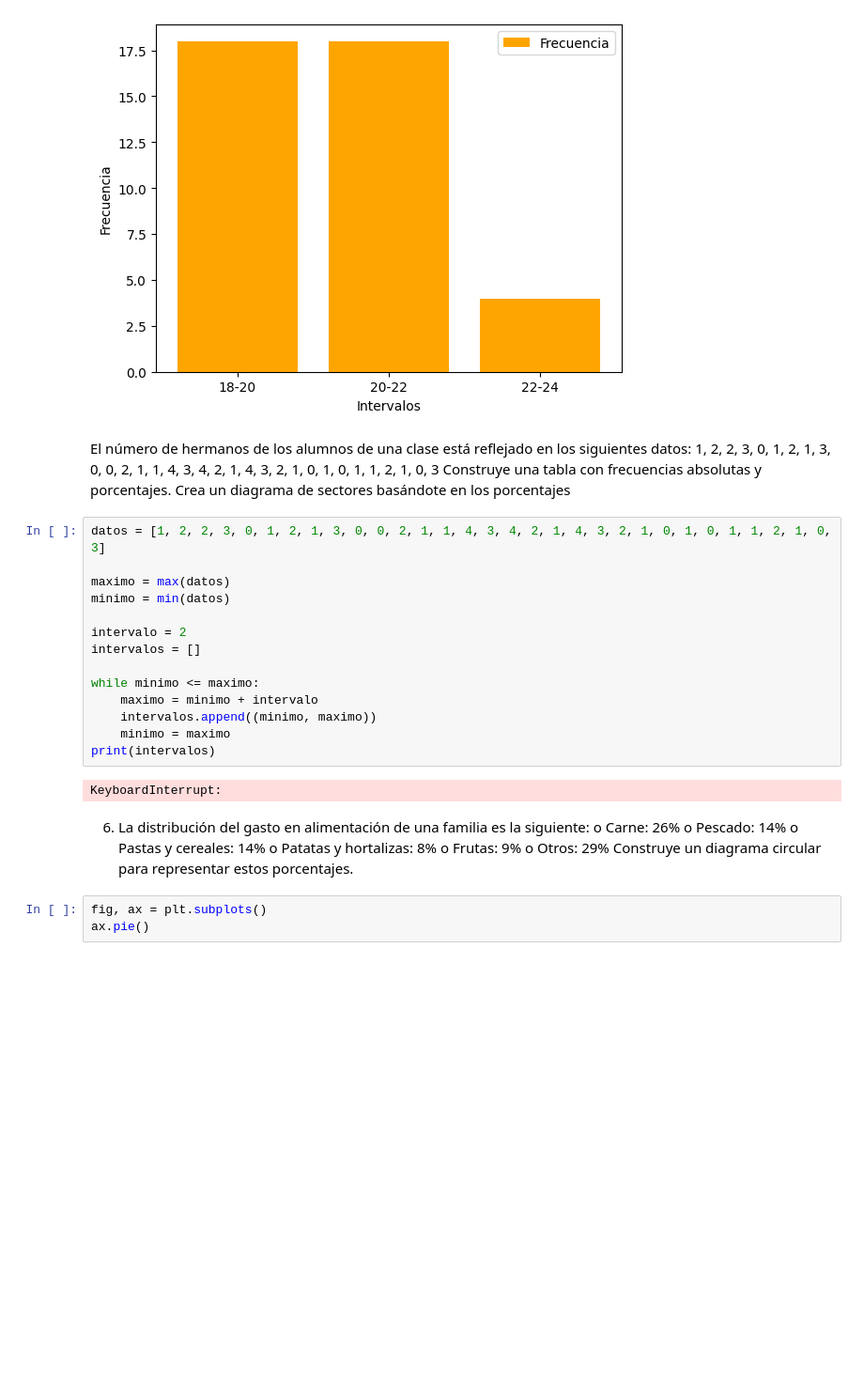
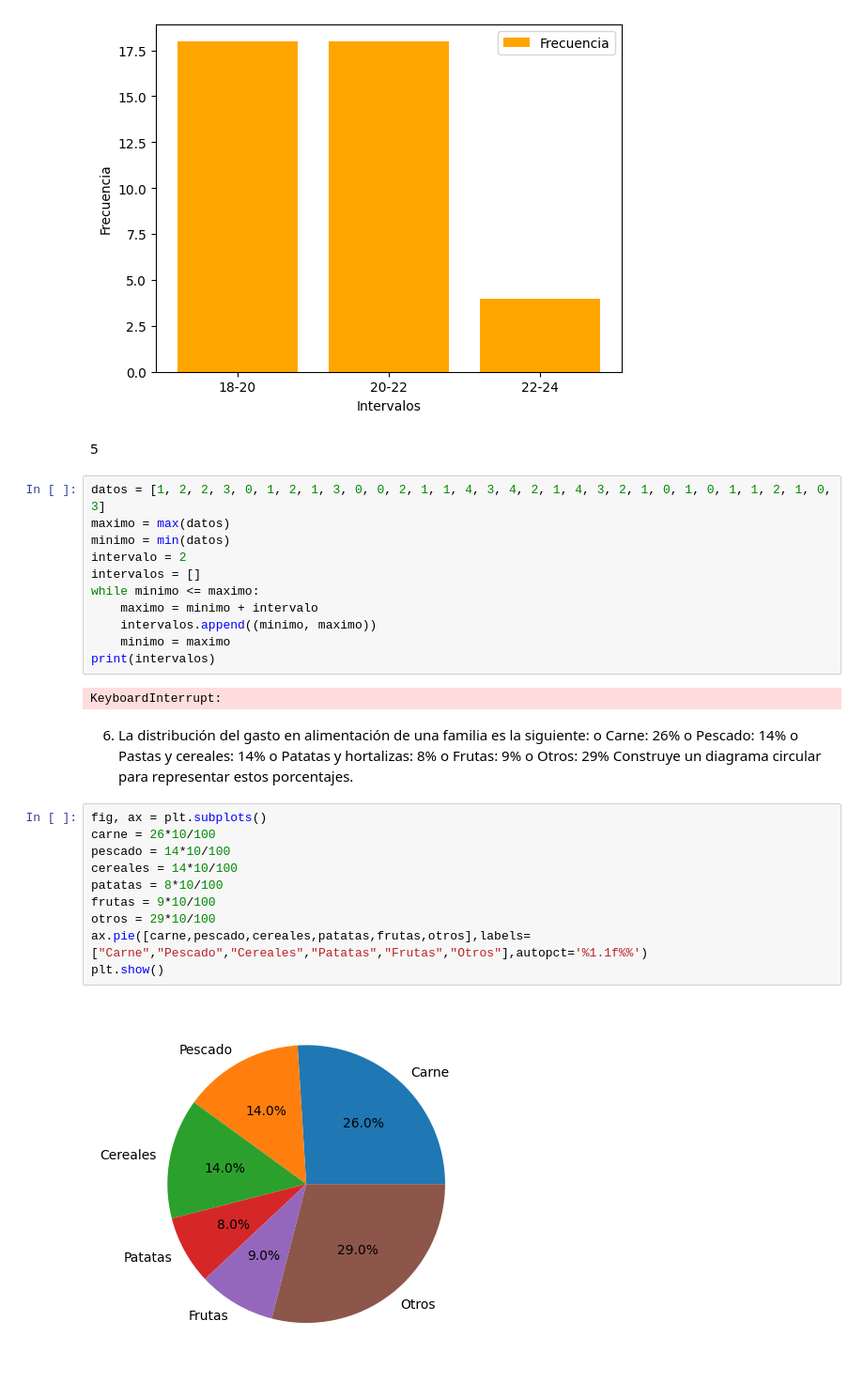
Before and after one commit to antonyYG/ejercicios_math, a Jupyter notebook: ejercicios_mat.ipynb, the cells around one changed output. Shown at 94% size. Drawn from its saved outputs; the diff is of its cells as text; blank space fills up the shorter version.

```diff
--- a/ejercicios_mat.ipynb
+++ b/ejercicios_mat.ipynb
@@ -162,21 +162,14 @@ ax.legend()
 | 2 | 22-24 | 4 |
 <matplotlib.legend.Legend at 0x...>
 [figure]
-# %% [markdown]
-El número de hermanos de los alumnos de una clase está reflejado en los
-siguientes datos:
-1, 2, 2, 3, 0, 1, 2, 1, 3, 0, 0, 2, 1, 1, 4, 3, 4, 2, 1, 4, 3, 2, 1, 0, 1, 0, 1, 1, 2, 1, 0, 3
-Construye una tabla con frecuencias absolutas y porcentajes. Crea un diagrama
-de sectores basándote en los porcentajes
+# %% [markdown]
+5
 # %%
 datos = [1, 2, 2, 3, 0, 1, 2, 1, 3, 0, 0, 2, 1, 1, 4, 3, 4, 2, 1, 4, 3, 2, 1, 0, 1, 0, 1, 1, 2, 1, 0, 3]
-
 maximo = max(datos)
 minimo = min(datos)
-
 intervalo = 2
 intervalos = []
-
 while minimo <= maximo:
     maximo = minimo + intervalo
     intervalos.append((minimo, maximo))
@@ -193,6 +186,15 @@ o Patatas y hortalizas: 8%
 o Frutas: 9%
 o Otros: 29%
 Construye un diagrama circular para representar estos porcentajes.
-# %%
-fig, ax = plt.subplots()
-ax.pie()
+# %%
+fig, ax = plt.subplots()
+carne = 26*10/100
+pescado = 14*10/100
+cereales = 14*10/100
+patatas = 8*10/100
+frutas = 9*10/100
+otros = 29*10/100
+ax.pie([carne,pescado,cereales,patatas,frutas,otros],labels=["Carne","Pescado","Cereales","Patatas","Frutas","Otros"],autopct='%1.1f%%')
+plt.show()
+# %% [output]
+[figure, added]
```
Also changed, not shown: parts of 2 cells of this notebook.
